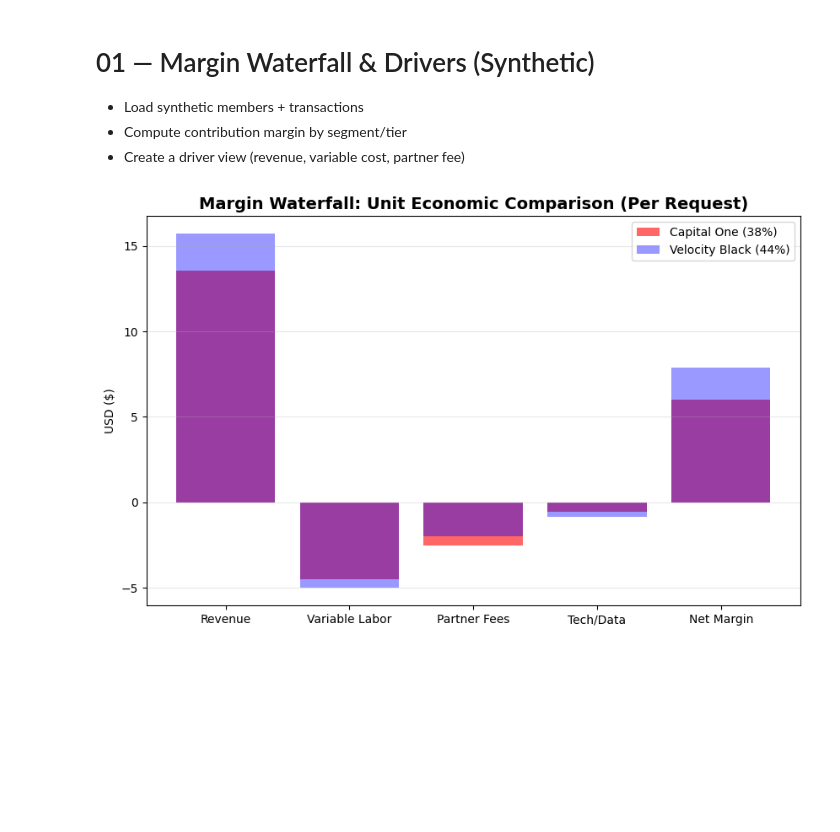
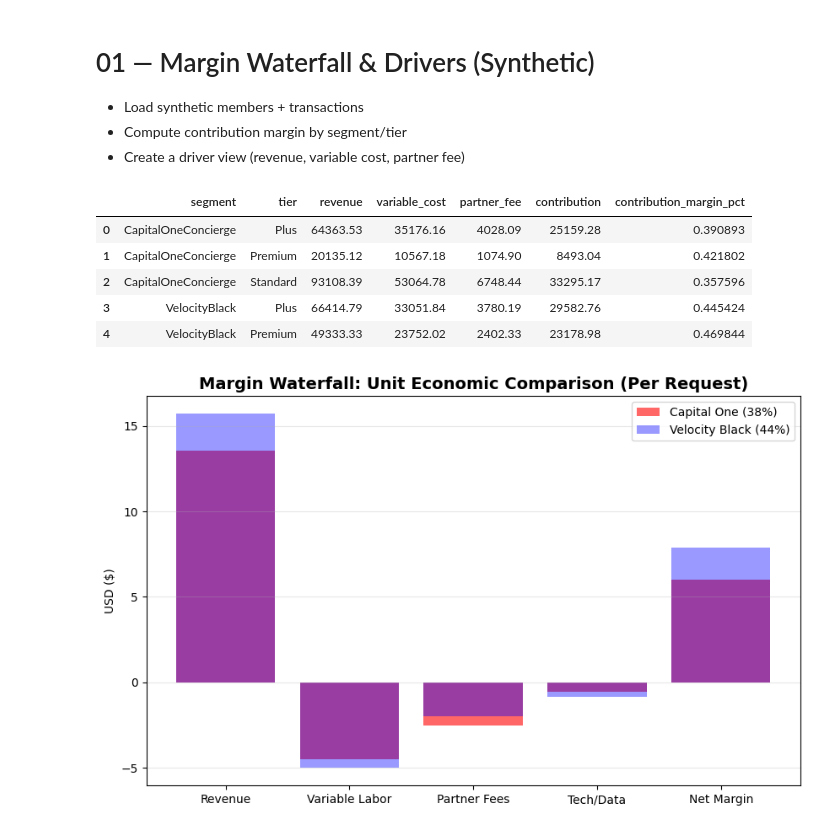
Before and after one commit to brianpenrod/concierge-economics-case-study, a Jupyter notebook: notebooks/01_margin_waterfall.ipynb, the cells around one changed output. Saved outputs shown, nothing was run; the diff lists cells and outputs as text; code cells hidden in the pictures; blank space fills up the shorter version.

```diff
--- a/notebooks/01_margin_waterfall.ipynb
+++ b/notebooks/01_margin_waterfall.ipynb
@@ -4,4 +4,30 @@
 - Load synthetic members + transactions
 - Compute contribution margin by segment/tier
 - Create a driver view (revenue, variable cost, partner fee)
+# %%
+import sys
+import os
+import pandas as pd
+import matplotlib.pyplot as plt
+
+# 1. Establish path to root directory
+sys.path.append(os.path.abspath(os.path.join('..')))
+
+# 2. Import custom quantitative modules
+from src.analysis_margin import load_data, compute_contribution_margin
+
+# 3. Extract synthetic data and compute margins
+members, txns = load_data('../data/synthetic/members.csv', '../data/synthetic/concierge_transactions.csv')
+summary = compute_contribution_margin(members, txns)
+# %%
+# Isolate primary margin drivers for executive review
+driver = summary[['segment', 'tier', 'revenue', 'variable_cost', 'partner_fee', 'contribution', 'contribution_margin_pct']]
+driver.head()
+# %% [output]
+|  | segment | tier | revenue | variable_cost | partner_fee | contribution | contribution_margin_pct |
+| 0 | CapitalOneConcierge | Plus | 64363.53 | 35176.16 | 4028.09 | 25159.28 | 0.390893 |
+| 1 | CapitalOneConcierge | Premium | 20135.12 | 10567.18 | 1074.90 | 8493.04 | 0.421802 |
+| 2 | CapitalOneConcierge | Standard | 93108.39 | 53064.78 | 6748.44 | 33295.17 | 0.357596 |
+| 3 | VelocityBlack | Plus | 66414.79 | 33051.84 | 3780.19 | 29582.76 | 0.445424 |
+| 4 | VelocityBlack | Premium | 49333.33 | 23752.02 | 2402.33 | 23178.98 | 0.469844 |
 # %%
```
Also changed, not shown: parts of 3 cells of this notebook.
